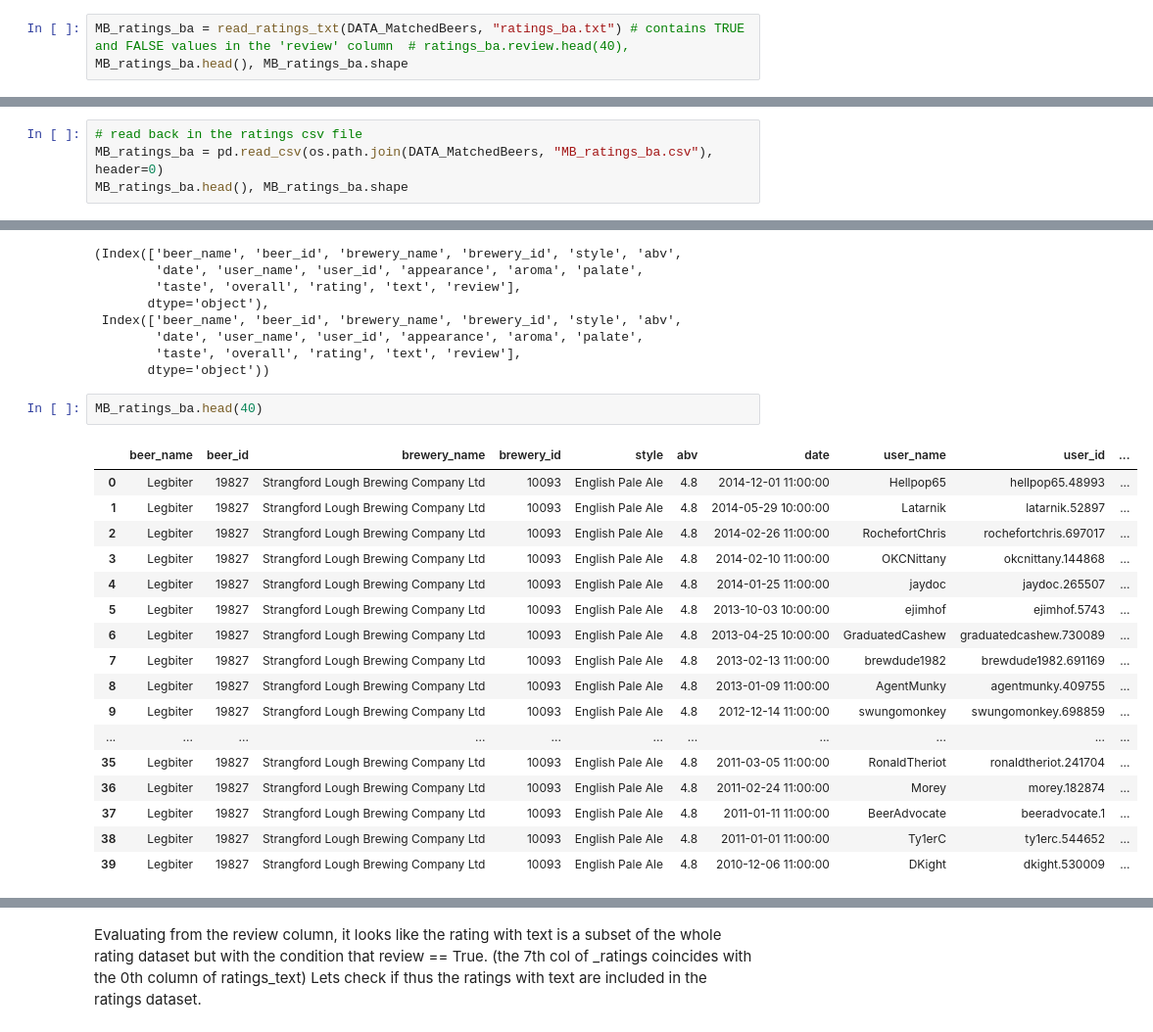
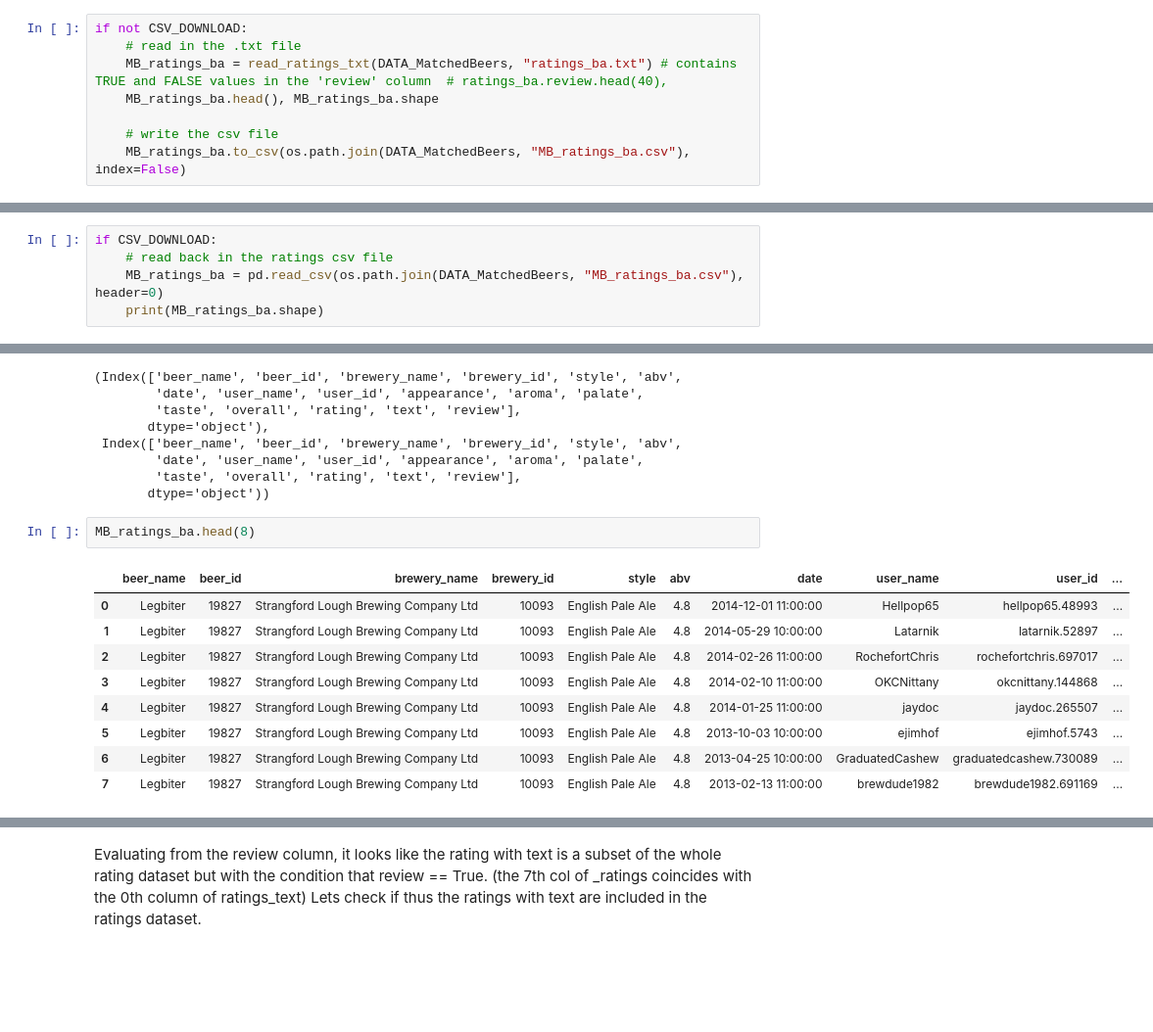
Before and after one commit to epfl-ada/ada-2023-project-adarescueteam, a Jupyter notebook: code/EDA_P1.ipynb, the cells around one changed output, grey strips where cells are left out. Shown: that part at 98% size. Saved outputs shown, nothing was run; the diff lists cells and outputs as text; blank space fills up the shorter version.

```diff
--- a/code/EDA_P1.ipynb
+++ b/code/EDA_P1.ipynb
@@ -589,3 +455,8 @@ run only the code below (<span style="color: red;">*</span>) if you have downloa
 # %%
-MB_ratings_ba = read_ratings_txt(DATA_MatchedBeers, "ratings_ba.txt") # contains TRUE and FALSE values in the 'review' column  # ratings_ba.review.head(40),
-MB_ratings_ba.head(), MB_ratings_ba.shape
+if not CSV_DOWNLOAD:
+    # read in the .txt file
+    MB_ratings_ba = read_ratings_txt(DATA_MatchedBeers, "ratings_ba.txt") # contains TRUE and FALSE values in the 'review' column  # ratings_ba.review.head(40),
+    MB_ratings_ba.head(), MB_ratings_ba.shape
+
+    # write the csv file
+    MB_ratings_ba.to_csv(os.path.join(DATA_MatchedBeers, "MB_ratings_ba.csv"), index=False)
@@ -597,5 +463,6 @@ MB_ratings_ba.to_csv(os.path.join(DATA_MatchedBeers, "MB_ratings_ba.csv"), index
 # %%
-# read back in the ratings csv file
-MB_ratings_ba = pd.read_csv(os.path.join(DATA_MatchedBeers, "MB_ratings_ba.csv"), header=0)
-MB_ratings_ba.head(), MB_ratings_ba.shape
+if CSV_DOWNLOAD:
+    # read back in the ratings csv file
+    MB_ratings_ba = pd.read_csv(os.path.join(DATA_MatchedBeers, "MB_ratings_ba.csv"), header=0)
+    print(MB_ratings_ba.shape)
 # %% [output]
@@ -887,23 +705,15 @@ MB_ratings_ba.columns, MB_ratings_with_text_ba.columns
         'taste', 'overall', 'rating', 'text', 'review'],
        dtype='object'))
 # %%
-MB_ratings_ba.head(40)
+MB_ratings_ba.head(8)
 # %% [output]
 |  | beer_name | beer_id | brewery_name | brewery_id | style | abv | date | user_name | user_id | ... |
 | 0 | Legbiter | 19827 | Strangford Lough Brewing Company Ltd | 10093 | English Pale Ale | 4.8 | 2014-12-01 11:00:00 | Hellpop65 | hellpop65.48993 | ... |
 | 1 | Legbiter | 19827 | Strangford Lough Brewing Company Ltd | 10093 | English Pale Ale | 4.8 | 2014-05-29 10:00:00 | Latarnik | latarnik.52897 | ... |
 | 2 | Legbiter | 19827 | Strangford Lough Brewing Company Ltd | 10093 | English Pale Ale | 4.8 | 2014-02-26 11:00:00 | RochefortChris | rochefortchris.697017 | ... |
 | 3 | Legbiter | 19827 | Strangford Lough Brewing Company Ltd | 10093 | English Pale Ale | 4.8 | 2014-02-10 11:00:00 | OKCNittany | okcnittany.144868 | ... |
 | 4 | Legbiter | 19827 | Strangford Lough Brewing Company Ltd | 10093 | English Pale Ale | 4.8 | 2014-01-25 11:00:00 | jaydoc | jaydoc.265507 | ... |
 | 5 | Legbiter | 19827 | Strangford Lough Brewing Company Ltd | 10093 | English Pale Ale | 4.8 | 2013-10-03 10:00:00 | ejimhof | ejimhof.5743 | ... |
 | 6 | Legbiter | 19827 | Strangford Lough Brewing Company Ltd | 10093 | English Pale Ale | 4.8 | 2013-04-25 10:00:00 | GraduatedCashew | graduatedcashew.730089 | ... |
 | 7 | Legbiter | 19827 | Strangford Lough Brewing Company Ltd | 10093 | English Pale Ale | 4.8 | 2013-02-13 11:00:00 | brewdude1982 | brewdude1982.691169 | ... |
-| 8 | Legbiter | 19827 | Strangford Lough Brewing Company Ltd | 10093 | English Pale Ale | 4.8 | 2013-01-09 11:00:00 | AgentMunky | agentmunky.409755 | ... |
-| 9 | Legbiter | 19827 | Strangford Lough Brewing Company Ltd | 10093 | English Pale Ale | 4.8 | 2012-12-14 11:00:00 | swungomonkey | swungomonkey.698859 | ... |
-| ... | ... | ... | ... | ... | ... | ... | ... | ... | ... | ... |
-| 35 | Legbiter | 19827 | Strangford Lough Brewing Company Ltd | 10093 | English Pale Ale | 4.8 | 2011-03-05 11:00:00 | RonaldTheriot | ronaldtheriot.241704 | ... |
-| 36 | Legbiter | 19827 | Strangford Lough Brewing Company Ltd | 10093 | English Pale Ale | 4.8 | 2011-02-24 11:00:00 | Morey | morey.182874 | ... |
-| 37 | Legbiter | 19827 | Strangford Lough Brewing Company Ltd | 10093 | English Pale Ale | 4.8 | 2011-01-11 11:00:00 | BeerAdvocate | beeradvocate.1 | ... |
-| 38 | Legbiter | 19827 | Strangford Lough Brewing Company Ltd | 10093 | English Pale Ale | 4.8 | 2011-01-01 11:00:00 | Ty1erC | ty1erc.544652 | ... |
-| 39 | Legbiter | 19827 | Strangford Lough Brewing Company Ltd | 10093 | English Pale Ale | 4.8 | 2010-12-06 11:00:00 | DKight | dkight.530009 | ... |
 # %%
```
Also changed, not shown: parts of 79 cells of this notebook.
